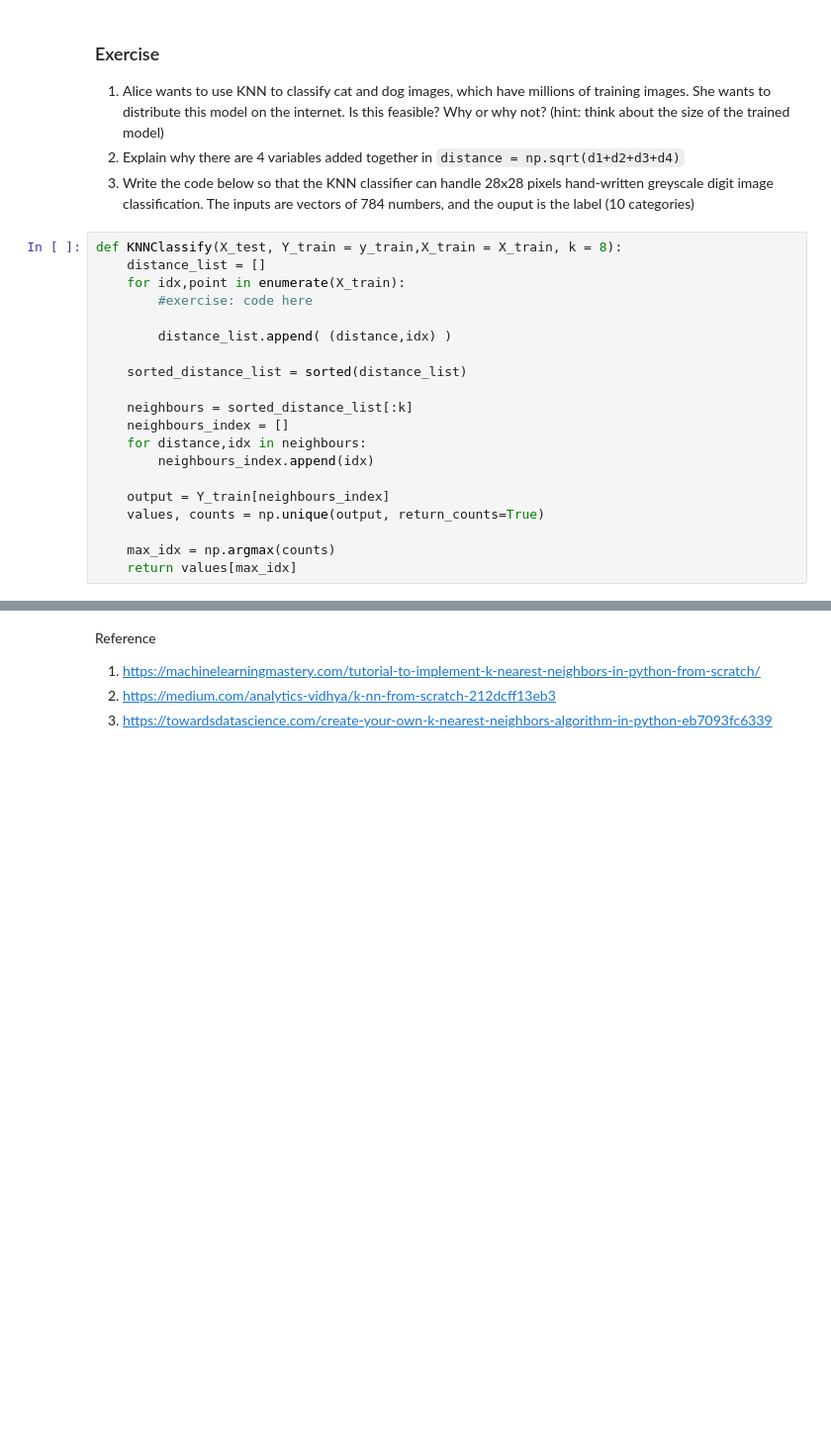
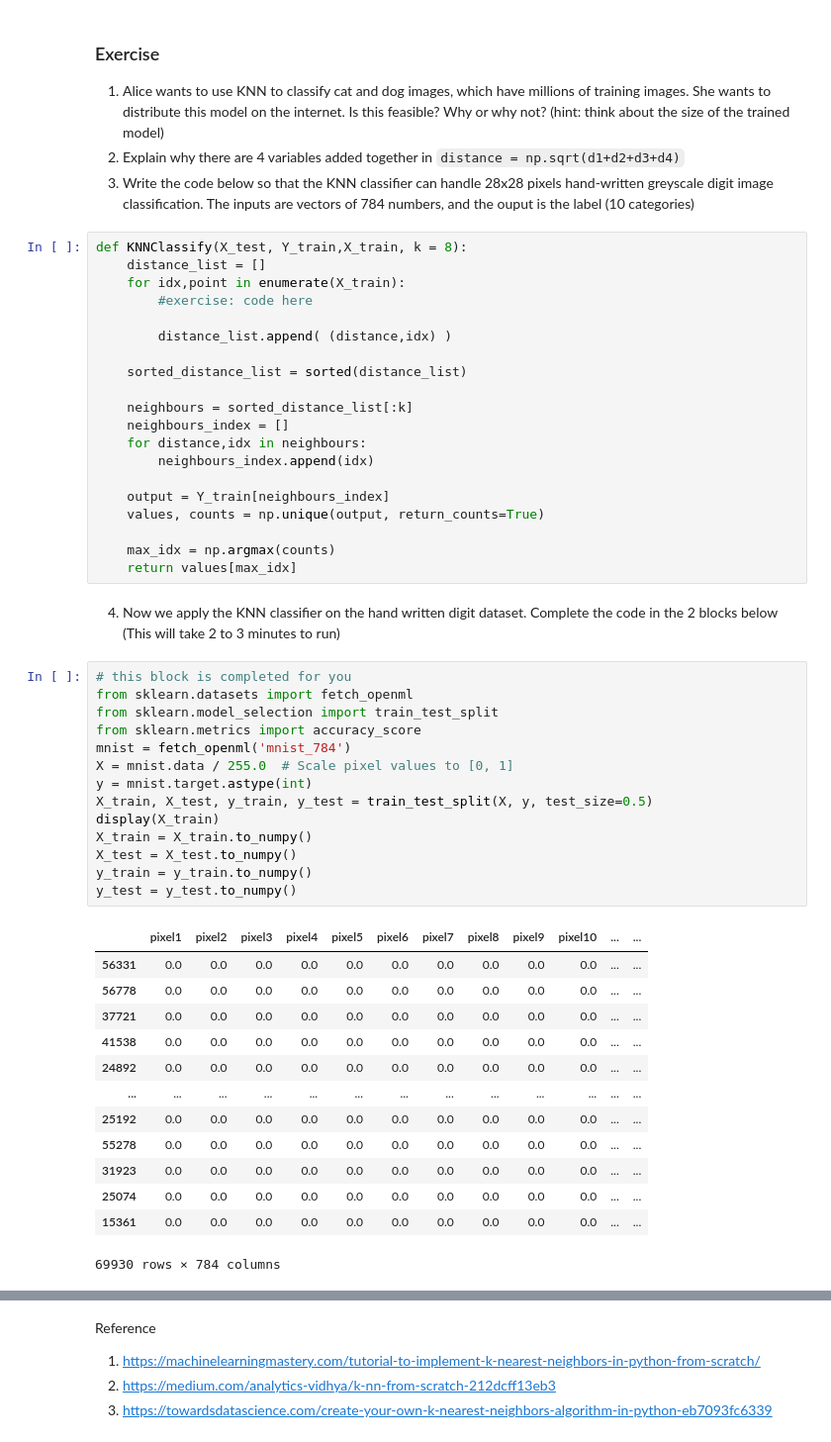
Before and after one commit to MLcmore2023/MLcmore2023, a Jupyter notebook: day2_pm_afternoon/knn-demo.ipynb, the cells around one changed output, grey strips where cells are left out. Shown at 99% size. Saved outputs shown, nothing was run; the diff lists cells and outputs as text; blank space fills up the shorter version.

```diff
--- a/day2_pm_afternoon/knn-demo.ipynb
+++ b/day2_pm_afternoon/knn-demo.ipynb
@@ -295,7 +295,7 @@ Accuracy = 96.66666666666667 %
 2. Explain why there are 4 variables added together in `distance = np.sqrt(d1+d2+d3+d4)`
 3. Write the code below so that the KNN classifier can handle 28x28 pixels hand-written greyscale digit image classification. The inputs are vectors of 784 numbers, and the ouput is the label (10 categories)
 # %%
-def KNNClassify(X_test, Y_train = y_train,X_train = X_train, k = 8):
+def KNNClassify(X_test, Y_train,X_train, k = 8):
     distance_list = []
     for idx,point in enumerate(X_train):
         #exercise: code here
@@ -314,3 +314,33 @@ def KNNClassify(X_test, Y_train = y_train,X_train = X_train, k = 8):
 
     max_idx = np.argmax(counts)
     return values[max_idx]
+# %% [markdown]
+4. Now we apply the KNN classifier on the hand written digit dataset. Complete the code in the 2 blocks below (This will take 2 to 3 minutes to run)
+# %%
+# this block is completed for you
+from sklearn.datasets import fetch_openml
+from sklearn.model_selection import train_test_split
+from sklearn.metrics import accuracy_score
+mnist = fetch_openml('mnist_784')
+X = mnist.data / 255.0  # Scale pixel values to [0, 1]
+y = mnist.target.astype(int)
+X_train, X_test, y_train, y_test = train_test_split(X, y, test_size=0.5)
+display(X_train)
+X_train = X_train.to_numpy()
+X_test = X_test.to_numpy()
+y_train = y_train.to_numpy()
+y_test = y_test.to_numpy()
+# %% [output]
+|  | pixel1 | pixel2 | pixel3 | pixel4 | pixel5 | pixel6 | pixel7 | pixel8 | pixel9 | pixel10 | ... | ... |
+| 56331 | 0.0 | 0.0 | 0.0 | 0.0 | 0.0 | 0.0 | 0.0 | 0.0 | 0.0 | 0.0 | ... | ... |
+| 56778 | 0.0 | 0.0 | 0.0 | 0.0 | 0.0 | 0.0 | 0.0 | 0.0 | 0.0 | 0.0 | ... | ... |
+| 37721 | 0.0 | 0.0 | 0.0 | 0.0 | 0.0 | 0.0 | 0.0 | 0.0 | 0.0 | 0.0 | ... | ... |
+| 41538 | 0.0 | 0.0 | 0.0 | 0.0 | 0.0 | 0.0 | 0.0 | 0.0 | 0.0 | 0.0 | ... | ... |
+| 24892 | 0.0 | 0.0 | 0.0 | 0.0 | 0.0 | 0.0 | 0.0 | 0.0 | 0.0 | 0.0 | ... | ... |
+| ... | ... | ... | ... | ... | ... | ... | ... | ... | ... | ... | ... | ... |
+| 25192 | 0.0 | 0.0 | 0.0 | 0.0 | 0.0 | 0.0 | 0.0 | 0.0 | 0.0 | 0.0 | ... | ... |
+| 55278 | 0.0 | 0.0 | 0.0 | 0.0 | 0.0 | 0.0 | 0.0 | 0.0 | 0.0 | 0.0 | ... | ... |
+| 31923 | 0.0 | 0.0 | 0.0 | 0.0 | 0.0 | 0.0 | 0.0 | 0.0 | 0.0 | 0.0 | ... | ... |
+| 25074 | 0.0 | 0.0 | 0.0 | 0.0 | 0.0 | 0.0 | 0.0 | 0.0 | 0.0 | 0.0 | ... | ... |
+| 15361 | 0.0 | 0.0 | 0.0 | 0.0 | 0.0 | 0.0 | 0.0 | 0.0 | 0.0 | 0.0 | ... | ... |
+69930 rows × 784 columns
```
Also changed, not shown: parts of 1 cell of this notebook.
